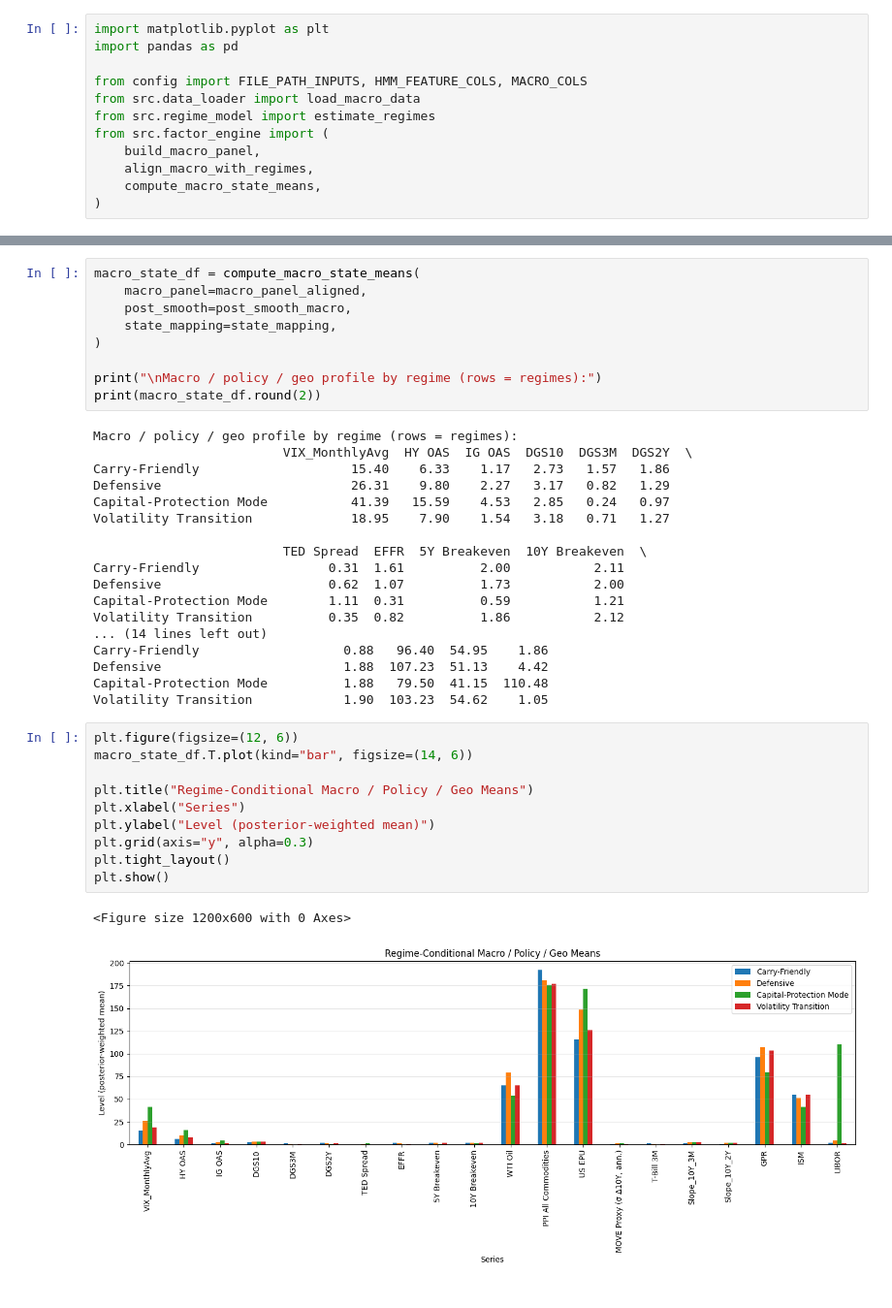
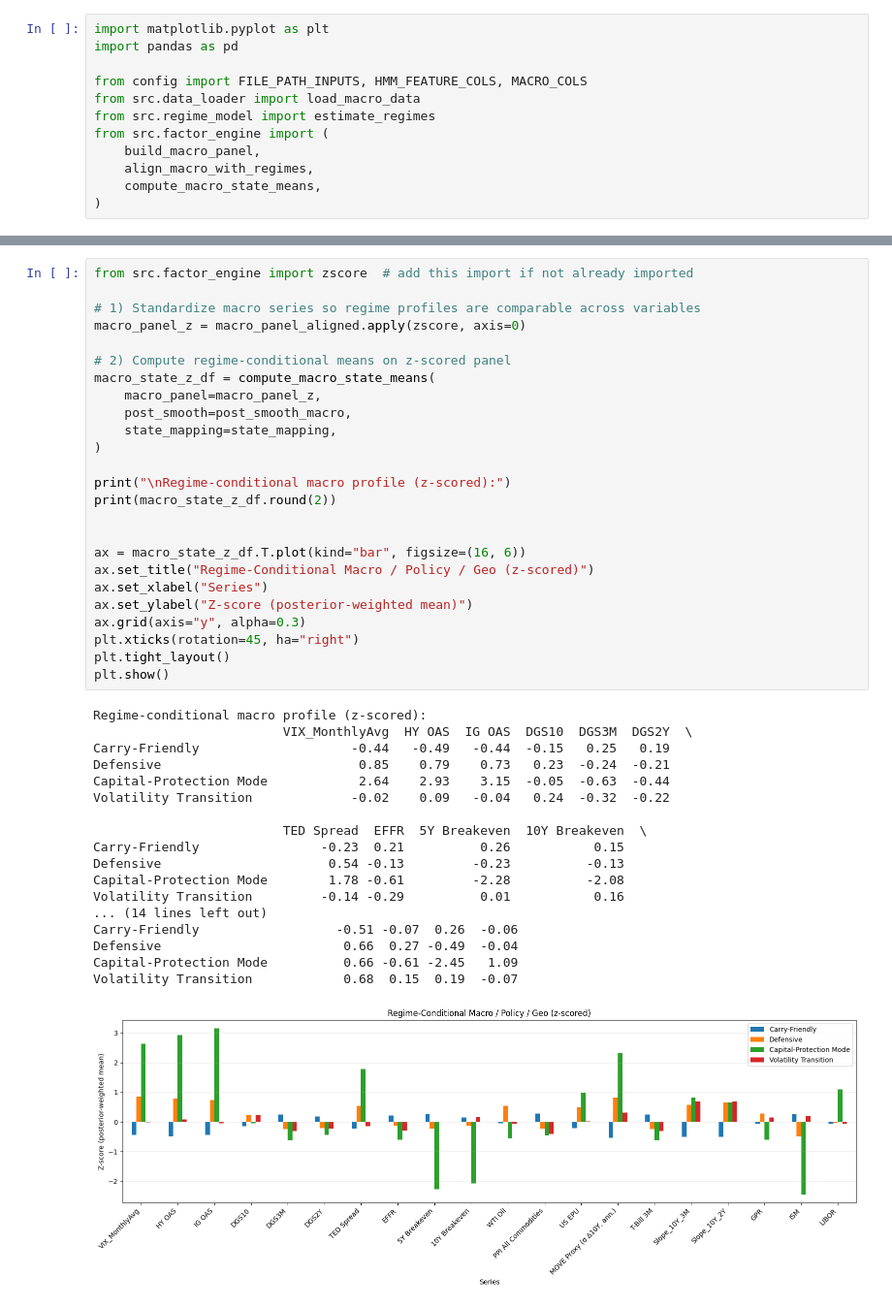
Before and after one commit to xiliwang399/regime_allocation_model, a Jupyter notebook: notebooks/02_macro_profile.ipynb, the cells around one changed output, grey strips where cells are left out. Shown at 97% size. Drawn from its saved outputs; the diff is of its cells as text.

```diff
--- a/notebooks/02_macro_profile.ipynb
+++ b/notebooks/02_macro_profile.ipynb
@@ -55,40 +66,44 @@ Regime posterior shape used for macro profiling: (229, 4)
-# %%
-macro_state_df = compute_macro_state_means(
-    macro_panel=macro_panel_aligned,
-    post_smooth=post_smooth_macro,
-    state_mapping=state_mapping,
-)
-
-print("\nMacro / policy / geo profile by regime (rows = regimes):")
-print(macro_state_df.round(2))
-# %% [output]
-Macro / policy / geo profile by regime (rows = regimes):
-                         VIX_MonthlyAvg  HY OAS  IG OAS  DGS10  DGS3M  DGS2Y  \
-Carry-Friendly                    15.40    6.33    1.17   2.73   1.57   1.86
-Defensive                         26.31    9.80    2.27   3.17   0.82   1.29
-Capital-Protection Mode           41.39   15.59    4.53   2.85   0.24   0.97
-Volatility Transition             18.95    7.90    1.54   3.18   0.71   1.27
-
-                         TED Spread  EFFR  5Y Breakeven  10Y Breakeven  \
-Carry-Friendly                 0.31  1.61          2.00           2.11
-Defensive                      0.62  1.07          1.73           2.00
-Capital-Protection Mode        1.11  0.31          0.59           1.21
-Volatility Transition          0.35  0.82          1.86           2.12
-... (14 lines left out)
-Carry-Friendly                   0.88   96.40  54.95    1.86
-Defensive                        1.88  107.23  51.13    4.42
-Capital-Protection Mode          1.88   79.50  41.15  110.48
-Volatility Transition            1.90  103.23  54.62    1.05
 # %%
-plt.figure(figsize=(12, 6))
-macro_state_df.T.plot(kind="bar", figsize=(14, 6))
+from src.factor_engine import zscore  # add this import if not already imported
 
-plt.title("Regime-Conditional Macro / Policy / Geo Means")
-plt.xlabel("Series")
-plt.ylabel("Level (posterior-weighted mean)")
-plt.grid(axis="y", alpha=0.3)
+# 1) Standardize macro series so regime profiles are comparable across variables
+macro_panel_z = macro_panel_aligned.apply(zscore, axis=0)
+
+# 2) Compute regime-conditional means on z-scored panel
+macro_state_z_df = compute_macro_state_means(
+    macro_panel=macro_panel_z,
+    post_smooth=post_smooth_macro,
+    state_mapping=state_mapping,
+)
+
+print("\nRegime-conditional macro profile (z-scored):")
+print(macro_state_z_df.round(2))
+
+
+ax = macro_state_z_df.T.plot(kind="bar", figsize=(16, 6))
+ax.set_title("Regime-Conditional Macro / Policy / Geo (z-scored)")
+ax.set_xlabel("Series")
+ax.set_ylabel("Z-score (posterior-weighted mean)")
+ax.grid(axis="y", alpha=0.3)
+plt.xticks(rotation=45, ha="right")
 plt.tight_layout()
 plt.show()
 # %% [output]
-<Figure size 1200x600 with 0 Axes>
+Regime-conditional macro profile (z-scored):
+                         VIX_MonthlyAvg  HY OAS  IG OAS  DGS10  DGS3M  DGS2Y  \
+Carry-Friendly                    -0.44   -0.49   -0.44  -0.15   0.25   0.19
+Defensive                          0.85    0.79    0.73   0.23  -0.24  -0.21
+Capital-Protection Mode            2.64    2.93    3.15  -0.05  -0.63  -0.44
+Volatility Transition             -0.02    0.09   -0.04   0.24  -0.32  -0.22
+
+                         TED Spread  EFFR  5Y Breakeven  10Y Breakeven  \
+Carry-Friendly                -0.23  0.21          0.26           0.15
+Defensive                      0.54 -0.13         -0.23          -0.13
+Capital-Protection Mode        1.78 -0.61         -2.28          -2.08
+Volatility Transition         -0.14 -0.29          0.01           0.16
+... (14 lines left out)
+Carry-Friendly                  -0.51 -0.07  0.26  -0.06
+Defensive                        0.66  0.27 -0.49  -0.04
+Capital-Protection Mode          0.66 -0.61 -2.45   1.09
+Volatility Transition            0.68  0.15  0.19  -0.07
-[figure, old version]
+[figure, new version]
```
Also changed, not shown: parts of 4 cells of this notebook, 2 other files.
